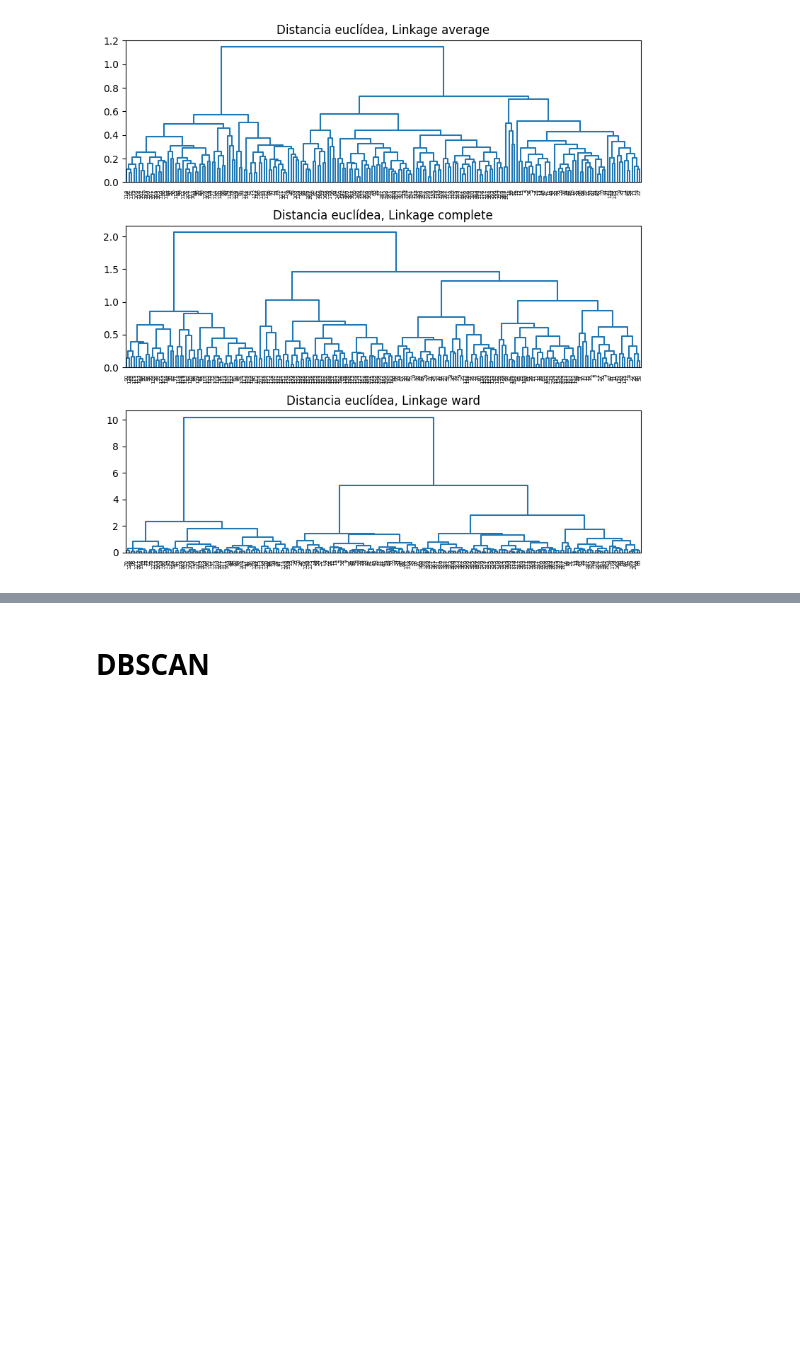
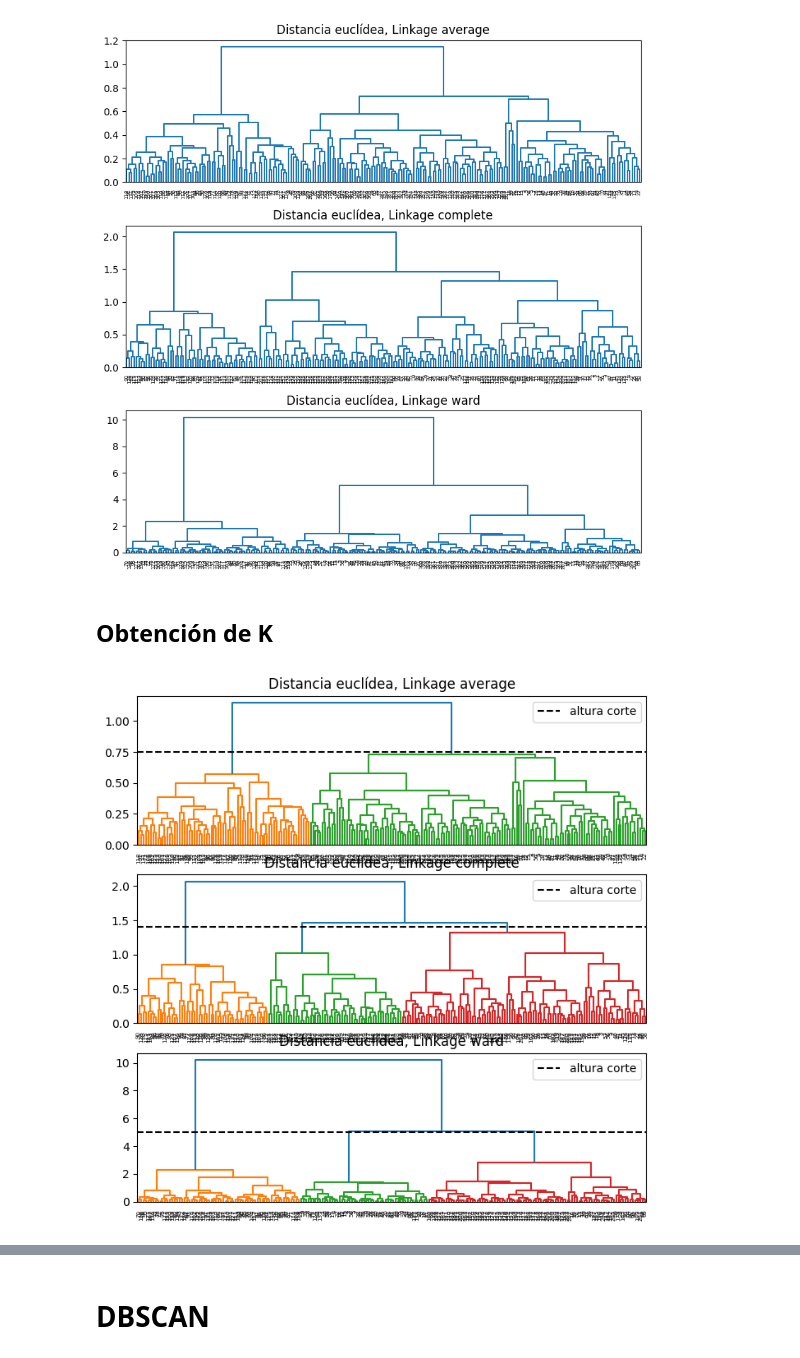
Before and after one commit to 100495699/Clustering_, a Jupyter notebook: Clustering.ipynb, the cells around one changed output, grey strips where cells are left out. Drawn from its saved outputs; the diff is of its cells as text; code cells hidden in the pictures; blank space fills up the shorter version.

```diff
--- a/Clustering.ipynb
+++ b/Clustering.ipynb
@@ -298,3 +298,28 @@ axs[2].set_title("Distancia euclídea, Linkage ward")
 plt.tight_layout();
 # %% [output]
 [figure]
+# %% [markdown]
+## Obtención de K
+# %%
+
+fig, axs = plt.subplots(3, 1, figsize=(8, 8))
+
+altura_corte = 0.75
+plot_dendrogram(modelo_hclust_average, labels=dataset_cluster_jr.index, color_threshold=altura_corte, ax=axs[0])
+axs[0].set_title("Distancia euclídea, Linkage average")
+axs[0].axhline(y=altura_corte, c = 'black', linestyle='--', label='altura corte')
+axs[0].legend();
+
+altura_corte = 1.4
+plot_dendrogram(modelo_hclust_complete, labels=dataset_cluster_jr.index, color_threshold=altura_corte, ax=axs[1])
+axs[1].set_title("Distancia euclídea, Linkage complete")
+axs[1].axhline(y=altura_corte, c = 'black', linestyle='--', label='altura corte')
+axs[1].legend();
+
+altura_corte = 5
+plot_dendrogram(modelo_hclust_ward, labels=dataset_cluster_jr.index, color_threshold=altura_corte, ax=axs[2])
+axs[2].set_title("Distancia euclídea, Linkage ward")
+axs[2].axhline(y=altura_corte, c = 'black', linestyle='--', label='altura corte')
+axs[2].legend();
+# %% [output]
+[figure, added]
```
Also changed, not shown: parts of 10 cells of this notebook.
